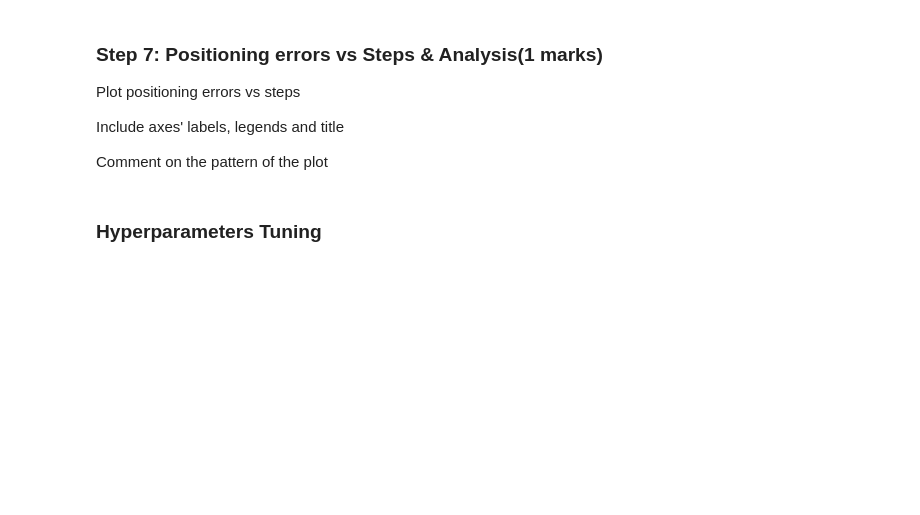
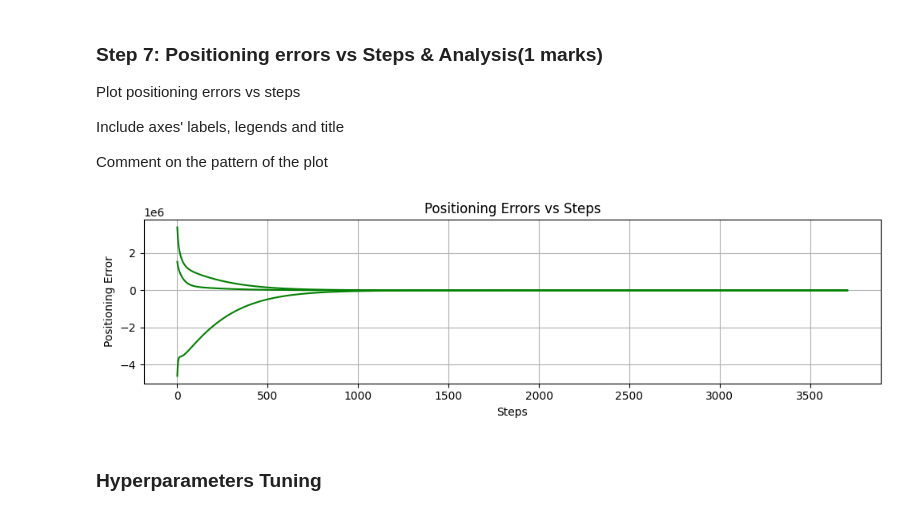
Before and after one commit to andrew-thai08/ENGG680_2025_Fall, a Jupyter notebook: Lab_Assignment2/Assignment2.ipynb, the cells around one changed output. Cells and saved outputs as stored; diff of their text form; code cells hidden in the pictures; blank space fills up the shorter version.

```diff
--- a/Lab_Assignment2/Assignment2.ipynb
+++ b/Lab_Assignment2/Assignment2.ipynb
@@ -713,27 +704,20 @@ Include axes' labels, legends and title
 Comment on the pattern of the plot
 # %%
 fig, ax = plt.subplots(nrows=1, ncols=1, figsize=(10, 3))
-
-errorArray = np.array(arr_err_pos)
-
-# (0.5 marks)
-ax.plot(errorArray, label='Position Error', marker='o')
-
-ax.set_xlabel('Steps')
-ax.set_ylabel('Positioning Error')
-ax.legend()
-ax.set_title('Positioning Error vs Steps')
-
+ax.plot(arr_err, linestyle='-', color='green')
+ax.set_xlabel("Steps")
+ax.set_ylabel("Positioning Error")
+ax.set_title("Positioning Errors vs Steps")
 ax.grid(True)
 fig.tight_layout()
 plt.show()
 
-# Comment on the pattern
-# (0.5 marks)
-# The positioning error starts off very large in the first few steps,
-# and then it decreases quickly as the algorithm updates the receiver’s position.
-# Eventually the curve becomes almost flat, meaning the solution has converged
-# and additional steps no longer improve the position significantly.
+# Comment on the pattern (0.5 marks)
+# The position errors consistently shrink over the iterations, indicating that the
+# estimated receiver coordinates are gradually moving closer to the true location as
+# the optimization converges.
+# %% [output]
+[figure, added]
 # %% [markdown]
 ### **Hyperparameters Tuning**
 # %% [markdown]
```
Also changed, not shown: parts of 12 cells of this notebook.
